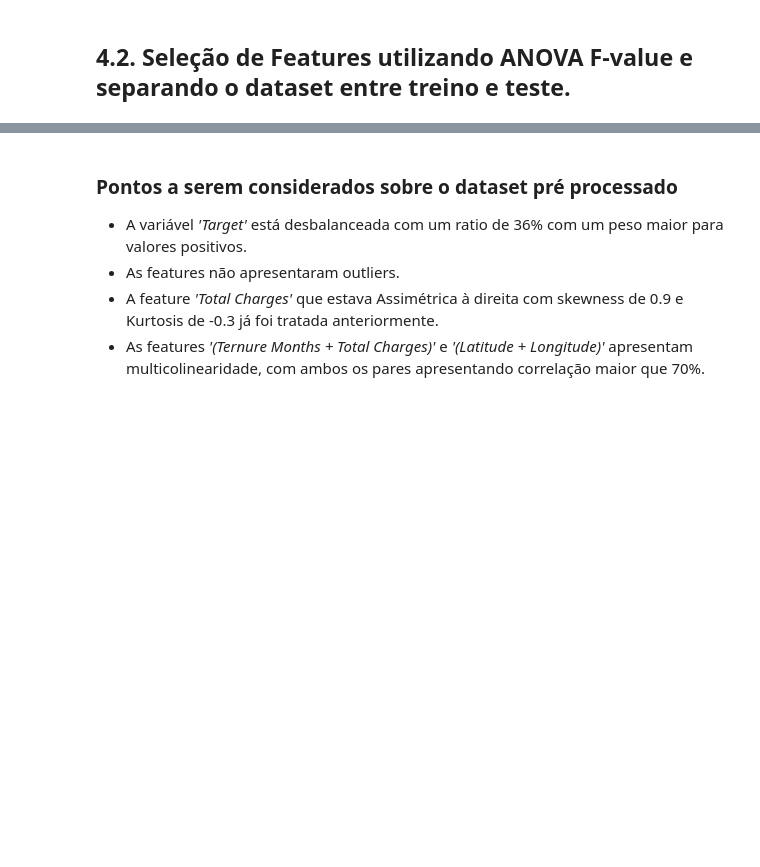
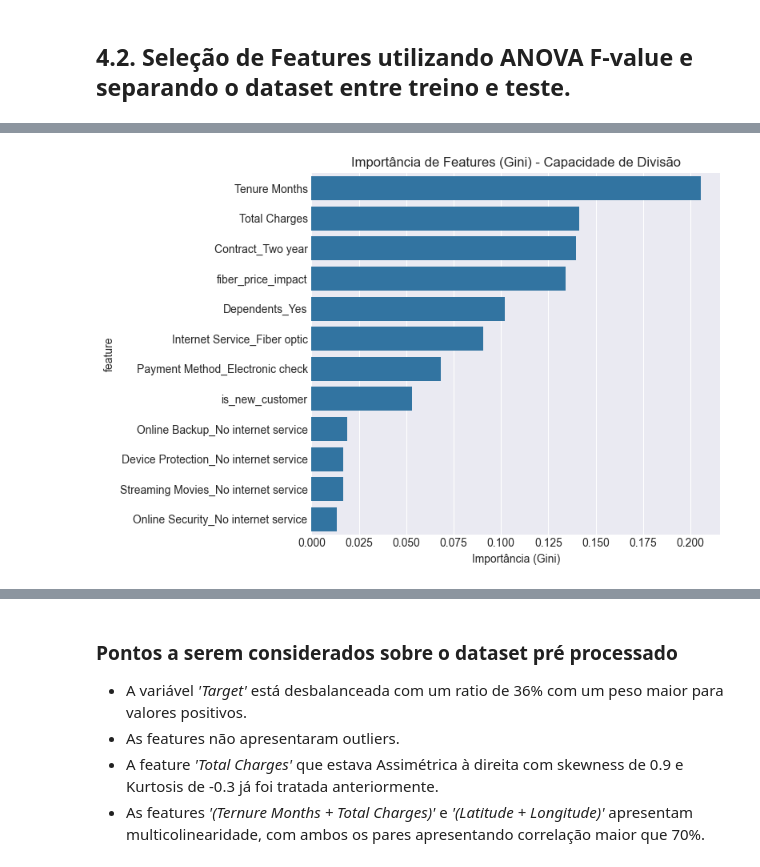
Before and after one commit to fiap-postech-ml-engineering/ml-churn-prediction, a Jupyter notebook: notebooks/02_baselines.ipynb, the cells around one changed output, grey strips where cells are left out. Saved outputs shown, nothing was run; the diff lists cells and outputs as text; code cells hidden in the pictures; blank space fills up the shorter version.

Commit message:
feat: Adiciona importância de features (Gini + Permutation) e persistência/log do melhor modelo

```diff
--- a/notebooks/02_baselines.ipynb
+++ b/notebooks/02_baselines.ipynb
@@ -487,0 +290,19 @@ As 25 features selecionadas serão utilizadas em todos os modelos subsequentes.
+# %%
+# --- DEFINIÇÃO DAS 12 FEATURES VENCEDORAS ---
+selected_features = [
+    'Tenure Months', 'Contract_Two year', 'fiber_price_impact',
+    'Total Charges', 'Dependents_Yes', 'Internet Service_Fiber optic',
+    'Payment Method_Electronic check', 'is_new_customer',
+    'Online Security_No internet service', 'Streaming Movies_No internet service',
+    'Online Backup_No internet service', 'Device Protection_No internet service'
+]
+
+X_train_selected = X_train[selected_features]
+X_test_selected = X_test[selected_features]
+
+# Persistência da lista de colunas para a Fase 3 (API)
+models_dir = "../models"
+os.makedirs(models_dir, exist_ok=True)
+joblib.dump(selected_features, os.path.join(models_dir, "selected_features.joblib"))
+
+print(f"✅ Selecionadas {len(selected_features)} colunas estratégicas.")
@@ -487,0 +477,68 @@ As 25 features selecionadas serão utilizadas em todos os modelos subsequentes.
+# %%
+# Importância de features (Gini + Permutation) e preparação de logs
+from datetime import datetime
+import os
+from sklearn.inspection import permutation_importance
+
+print("== Importância de Features do Melhor Modelo ==")
+
+# Garantias: execute a seção de tuning antes desta célula
+assert "best_rf" in globals(), "best_rf não encontrado. Execute a seção de tuning antes."
+assert "tuned_metrics" in globals(), "tuned_metrics não encontrado. Execute a seção de tuning antes."
+
+# --- AJUSTE DE COLUNAS (Focado nas 12 selecionadas) ---
+if "X_train_selected" in globals():
+    feat_names_used = np.array(X_train_selected.columns)
+    X_eval = X_test_selected
+else:
+    feat_names_used = np.array(X_train.columns)
+    X_eval = X_test
+
+# 1) Importância baseada em árvore (Gini)
+# Mostra quais variáveis foram mais usadas para criar as divisões na floresta
+model_step = best_rf.named_steps["model"] if hasattr(best_rf, "named_steps") and "model" in best_rf.named_steps else best_rf
+tree_imp = getattr(model_step, "feature_importances_", None)
+
+figs_to_log = []
+
+if tree_imp is not None and len(tree_imp) == len(feat_names_used):
+    imp_df = pd.DataFrame({"feature": feat_names_used, "importance": tree_imp}).sort_values("importance", ascending=False)
+    print("\n--- Top Features (Gini - Frequência de Uso) ---")
+    display(imp_df.head(20))
+
+    fig, ax = plt.subplots(figsize=(8, min(0.45*len(imp_df.head(20)), 10)))
+    sns.barplot(data=imp_df.head(20), x="importance", y="feature", color="#1f77b4", ax=ax)
+    ax.set_title("Importância de Features (Gini) - Capacidade de Divisão")
+    ax.set_xlabel("Importância (Gini)")
+    plt.tight_layout()
+    figs_to_log.append(("feature_importance_gini_top20.png", fig))
+    plt.show()
+
+# 2) Importância por permutação (Métrica: ROC AUC)
+# É a prova de fogo: "Se eu bagunçar essa coluna, o quanto o modelo perde de poder preditivo?"
+print("\nCalculando Permutation Importance (Métrica: ROC AUC)...")
+perm = permutation_importance(best_rf, X_eval, y_test, scoring="roc_auc", n_repeats=10, random_state=42, n_jobs=-1)
+
+perm_df = pd.DataFrame({
+    "feature": feat_names_used,
+    "importance": perm.importances_mean,
+    "std": perm.importances_std
+}).sort_values("importance", ascending=False)
+
+# Filtramos para mostrar apenas importâncias positivas (o que realmente agrega valor)
+perm_df_positive = perm_df[perm_df['importance'] > 0]
+
+print("\n--- Top Features (Permutation - Impacto Real no ROC AUC) ---")
+display(perm_df_positive.head(20))
+
+if not perm_df_positive.empty:
+    fig2, ax2 = plt.subplots(figsize=(8, min(0.45*len(perm_df_positive.head(20)), 10)))
+    sns.barplot(data=perm_df_positive.head(20), x="importance", y="feature", color="#ff7f0e", ax=ax2)
+    ax2.set_title("Importância por Permutação (ROC AUC) - Impacto no Churn")
+    ax2.set_xlabel("Queda média no ROC AUC ao embaralhar a variável")
+    plt.tight_layout()
+    figs_to_log.append(("feature_importance_permutation_roc_auc.png", fig2))
+    plt.show()
+else:
+    print("[Aviso] Nenhuma feature teve importância positiva na permutação com ROC AUC.")
+# %% [output]
@@ -487,0 +561 @@ As 25 features selecionadas serão utilizadas em todos os modelos subsequentes.
+[figure, added]
```
Also changed, not shown: parts of 51 cells of this notebook, 30 other files.
